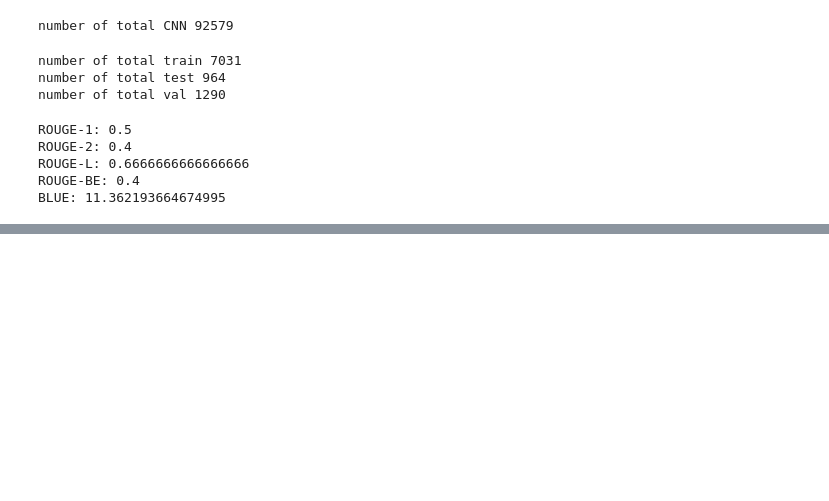
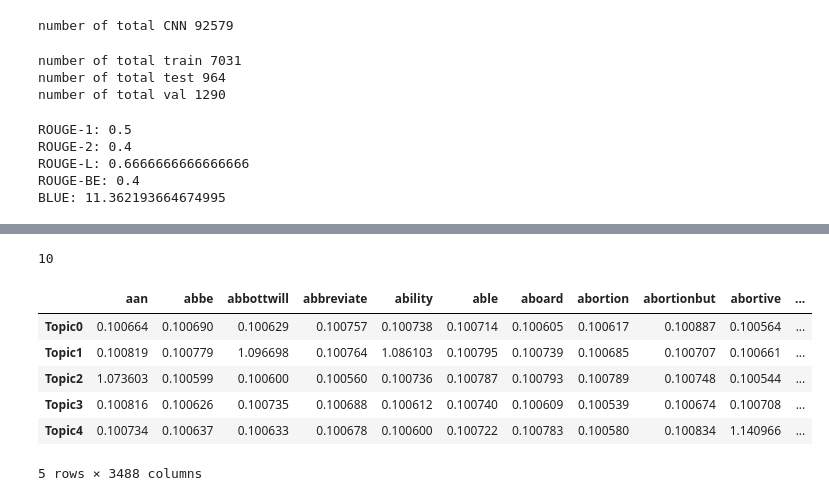
Before and after one commit to tongbaojia/Insight, a Jupyter notebook: Project/Text_to_Suammary.ipynb, the cells around one changed output, grey strips where cells are left out. Drawn from its saved outputs; the diff is of its cells as text; code cells hidden in the pictures; blank space fills up the shorter version.

```diff
--- a/Project/Text_to_Suammary.ipynb
+++ b/Project/Text_to_Suammary.ipynb
@@ -368,0 +377,28 @@ tensor([[-0.1442, -2.2881, -3.4176],
+# %%
+print(best_lda_model.n_components)
+# %% [output]
+10
+# %%
+# Create Document - Topic Matrix
+lda_output = best_lda_model.transform(token_vec)
+
+# column names
+topicnames = ["Topic" + str(i) for i in range(best_lda_model.n_components)]
+# %%
+# Topic-Keyword Matrix
+df_topic_keywords = pd.DataFrame(best_lda_model.components_)
+
+# Assign Column and Index
+df_topic_keywords.columns = vectorizer.get_feature_names()
+df_topic_keywords.index = topicnames
+
+# View
+df_topic_keywords.head()
+# %% [output]
+|  | aan | abbe | abbottwill | abbreviate | ability | able | aboard | abortion | abortionbut | abortive | ... |
+| Topic0 | 0.100664 | 0.100690 | 0.100629 | 0.100757 | 0.100738 | 0.100714 | 0.100605 | 0.100617 | 0.100887 | 0.100564 | ... |
+| Topic1 | 0.100819 | 0.100779 | 1.096698 | 0.100764 | 1.086103 | 0.100795 | 0.100739 | 0.100685 | 0.100707 | 0.100661 | ... |
+| Topic2 | 1.073603 | 0.100599 | 0.100600 | 0.100560 | 0.100736 | 0.100787 | 0.100793 | 0.100789 | 0.100748 | 0.100544 | ... |
+| Topic3 | 0.100816 | 0.100626 | 0.100735 | 0.100688 | 0.100612 | 0.100740 | 0.100609 | 0.100539 | 0.100674 | 0.100708 | ... |
+| Topic4 | 0.100734 | 0.100637 | 0.100633 | 0.100678 | 0.100600 | 0.100722 | 0.100783 | 0.100580 | 0.100834 | 1.140966 | ... |
+5 rows × 3488 columns
```
Also changed, not shown: parts of 43 cells of this notebook, 7 other files.
